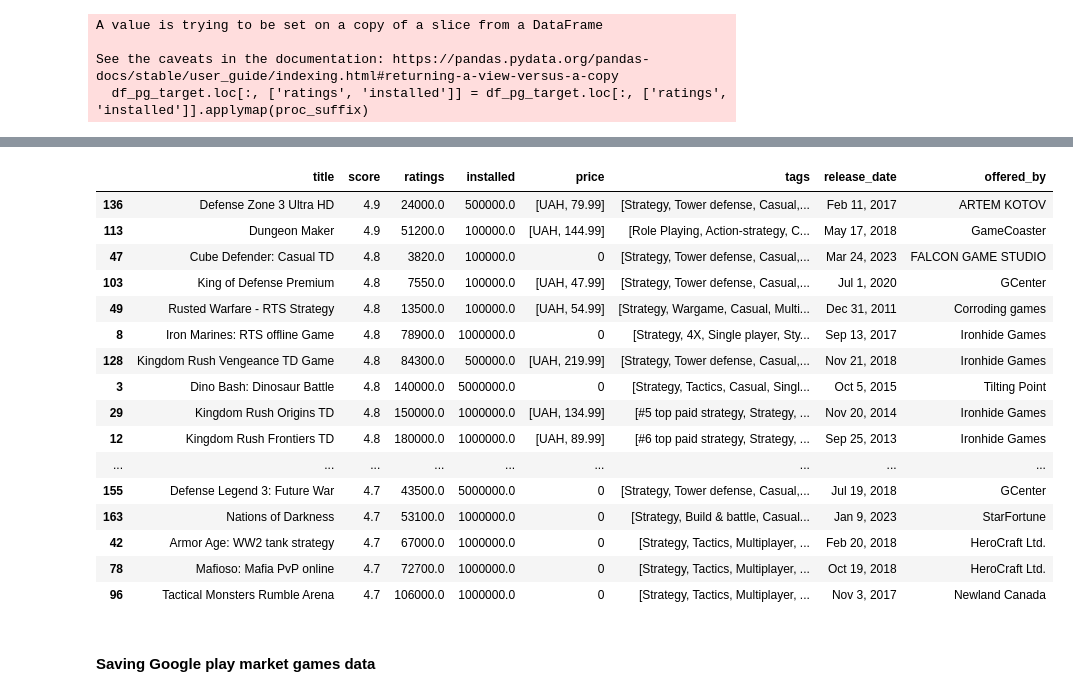
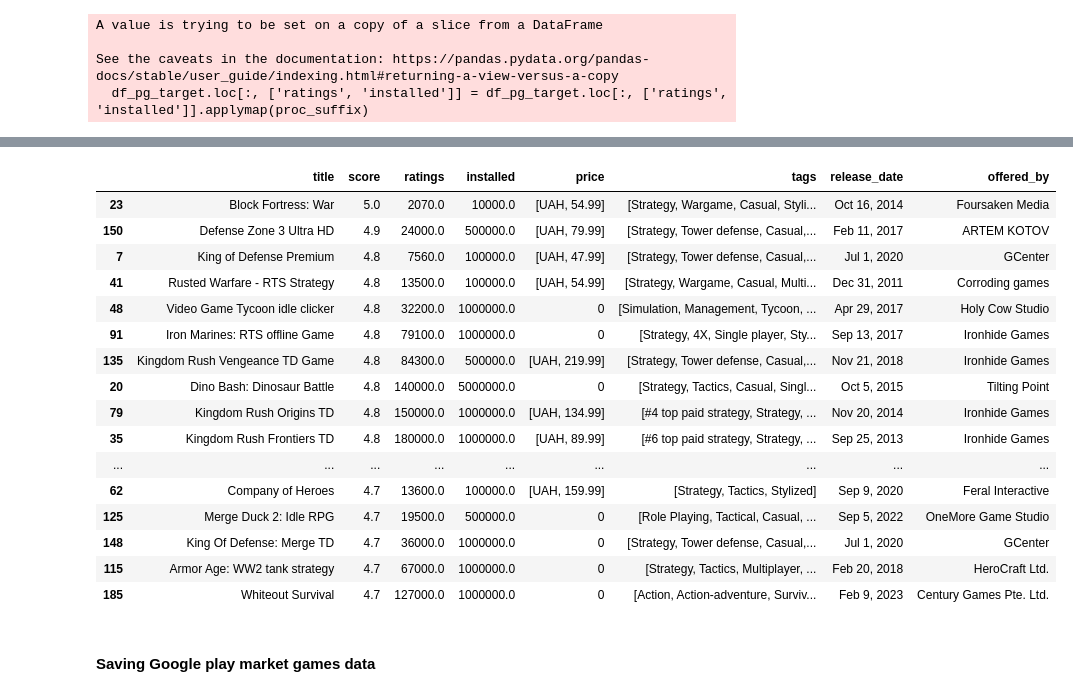
Before and after one commit to kulturkamp/VG-data-collection, a Jupyter notebook: VG-data-collection.ipynb, the cells around one changed output, grey strips where cells are left out. Cells and saved outputs as stored; diff of their text form; code cells hidden in the pictures.

```diff
--- a/VG-data-collection.ipynb
+++ b/VG-data-collection.ipynb
@@ -256,23 +256,23 @@ df_target.sort_values(by='installed',ascending=False).head(20)
 # %%
-df_target.sort_values(by=['score', 'ratings', 'installed'], ascending=[False, True, False]).head(20)
+df_pg_target.sort_values(by=['score', 'ratings', 'installed'], ascending=[False, True, False]).head(20)
 # %% [output]
 |  | title | score | ratings | installed | price | tags | release_date | offered_by |
-| 136 | Defense Zone 3 Ultra HD | 4.9 | 24000.0 | 500000.0 | [UAH, 79.99] | [Strategy, Tower defense, Casual,... | Feb 11, 2017 | ARTEM KOTOV |
-| 113 | Dungeon Maker | 4.9 | 51200.0 | 100000.0 | [UAH, 144.99] | [Role Playing, Action-strategy, C... | May 17, 2018 | GameCoaster |
-| 47 | Cube Defender: Casual TD | 4.8 | 3820.0 | 100000.0 | 0 | [Strategy, Tower defense, Casual,... | Mar 24, 2023 | FALCON GAME STUDIO |
-| 103 | King of Defense Premium | 4.8 | 7550.0 | 100000.0 | [UAH, 47.99] | [Strategy, Tower defense, Casual,... | Jul 1, 2020 | GCenter |
-| 49 | Rusted Warfare - RTS Strategy | 4.8 | 13500.0 | 100000.0 | [UAH, 54.99] | [Strategy, Wargame, Casual, Multi... | Dec 31, 2011 | Corroding games |
-| 8 | Iron Marines: RTS offline Game | 4.8 | 78900.0 | 1000000.0 | 0 | [Strategy, 4X, Single player, Sty... | Sep 13, 2017 | Ironhide Games |
-| 128 | Kingdom Rush Vengeance TD Game | 4.8 | 84300.0 | 500000.0 | [UAH, 219.99] | [Strategy, Tower defense, Casual,... | Nov 21, 2018 | Ironhide Games |
-| 3 | Dino Bash: Dinosaur Battle | 4.8 | 140000.0 | 5000000.0 | 0 | [Strategy, Tactics, Casual, Singl... | Oct 5, 2015 | Tilting Point |
-| 29 | Kingdom Rush Origins TD | 4.8 | 150000.0 | 1000000.0 | [UAH, 134.99] | [#5 top paid strategy, Strategy, ... | Nov 20, 2014 | Ironhide Games |
-| 12 | Kingdom Rush Frontiers TD | 4.8 | 180000.0 | 1000000.0 | [UAH, 89.99] | [#6 top paid strategy, Strategy, ... | Sep 25, 2013 | Ironhide Games |
+| 23 | Block Fortress: War | 5.0 | 2070.0 | 10000.0 | [UAH, 54.99] | [Strategy, Wargame, Casual, Styli... | Oct 16, 2014 | Foursaken Media |
+| 150 | Defense Zone 3 Ultra HD | 4.9 | 24000.0 | 500000.0 | [UAH, 79.99] | [Strategy, Tower defense, Casual,... | Feb 11, 2017 | ARTEM KOTOV |
+| 7 | King of Defense Premium | 4.8 | 7560.0 | 100000.0 | [UAH, 47.99] | [Strategy, Tower defense, Casual,... | Jul 1, 2020 | GCenter |
+| 41 | Rusted Warfare - RTS Strategy | 4.8 | 13500.0 | 100000.0 | [UAH, 54.99] | [Strategy, Wargame, Casual, Multi... | Dec 31, 2011 | Corroding games |
+| 48 | Video Game Tycoon idle clicker | 4.8 | 32200.0 | 1000000.0 | 0 | [Simulation, Management, Tycoon, ... | Apr 29, 2017 | Holy Cow Studio |
+| 91 | Iron Marines: RTS offline Game | 4.8 | 79100.0 | 1000000.0 | 0 | [Strategy, 4X, Single player, Sty... | Sep 13, 2017 | Ironhide Games |
+| 135 | Kingdom Rush Vengeance TD Game | 4.8 | 84300.0 | 500000.0 | [UAH, 219.99] | [Strategy, Tower defense, Casual,... | Nov 21, 2018 | Ironhide Games |
+| 20 | Dino Bash: Dinosaur Battle | 4.8 | 140000.0 | 5000000.0 | 0 | [Strategy, Tactics, Casual, Singl... | Oct 5, 2015 | Tilting Point |
+| 79 | Kingdom Rush Origins TD | 4.8 | 150000.0 | 1000000.0 | [UAH, 134.99] | [#4 top paid strategy, Strategy, ... | Nov 20, 2014 | Ironhide Games |
+| 35 | Kingdom Rush Frontiers TD | 4.8 | 180000.0 | 1000000.0 | [UAH, 89.99] | [#6 top paid strategy, Strategy, ... | Sep 25, 2013 | Ironhide Games |
 | ... | ... | ... | ... | ... | ... | ... | ... | ... |
-| 155 | Defense Legend 3: Future War | 4.7 | 43500.0 | 5000000.0 | 0 | [Strategy, Tower defense, Casual,... | Jul 19, 2018 | GCenter |
-| 163 | Nations of Darkness | 4.7 | 53100.0 | 1000000.0 | 0 | [Strategy, Build & battle, Casual... | Jan 9, 2023 | StarFortune |
-| 42 | Armor Age: WW2 tank strategy | 4.7 | 67000.0 | 1000000.0 | 0 | [Strategy, Tactics, Multiplayer, ... | Feb 20, 2018 | HeroCraft Ltd. |
-| 78 | Mafioso: Mafia PvP online | 4.7 | 72700.0 | 1000000.0 | 0 | [Strategy, Tactics, Multiplayer, ... | Oct 19, 2018 | HeroCraft Ltd. |
-| 96 | Tactical Monsters Rumble Arena | 4.7 | 106000.0 | 1000000.0 | 0 | [Strategy, Tactics, Multiplayer, ... | Nov 3, 2017 | Newland Canada |
+| 62 | Company of Heroes | 4.7 | 13600.0 | 100000.0 | [UAH, 159.99] | [Strategy, Tactics, Stylized] | Sep 9, 2020 | Feral Interactive |
+| 125 | Merge Duck 2: Idle RPG | 4.7 | 19500.0 | 500000.0 | 0 | [Role Playing, Tactical, Casual, ... | Sep 5, 2022 | OneMore Game Studio |
+| 148 | King Of Defense: Merge TD | 4.7 | 36000.0 | 1000000.0 | 0 | [Strategy, Tower defense, Casual,... | Jul 1, 2020 | GCenter |
+| 115 | Armor Age: WW2 tank strategy | 4.7 | 67000.0 | 1000000.0 | 0 | [Strategy, Tactics, Multiplayer, ... | Feb 20, 2018 | HeroCraft Ltd. |
+| 185 | Whiteout Survival | 4.7 | 127000.0 | 1000000.0 | 0 | [Action, Action-adventure, Surviv... | Feb 9, 2023 | Century Games Pte. Ltd. |
 # %% [markdown]
 #### Saving Google play market games data
 # %%
```
Also changed, not shown: parts of 11 cells of this notebook.
